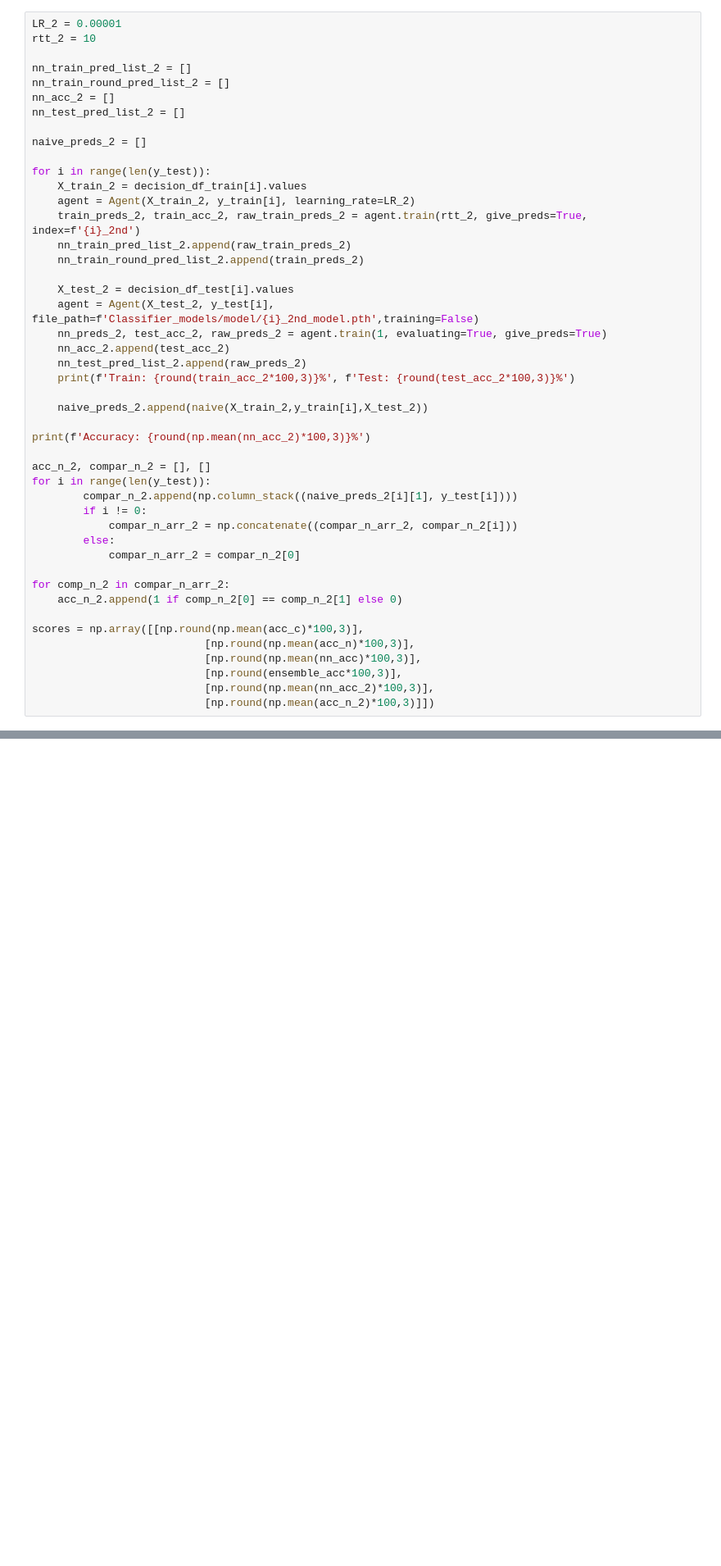
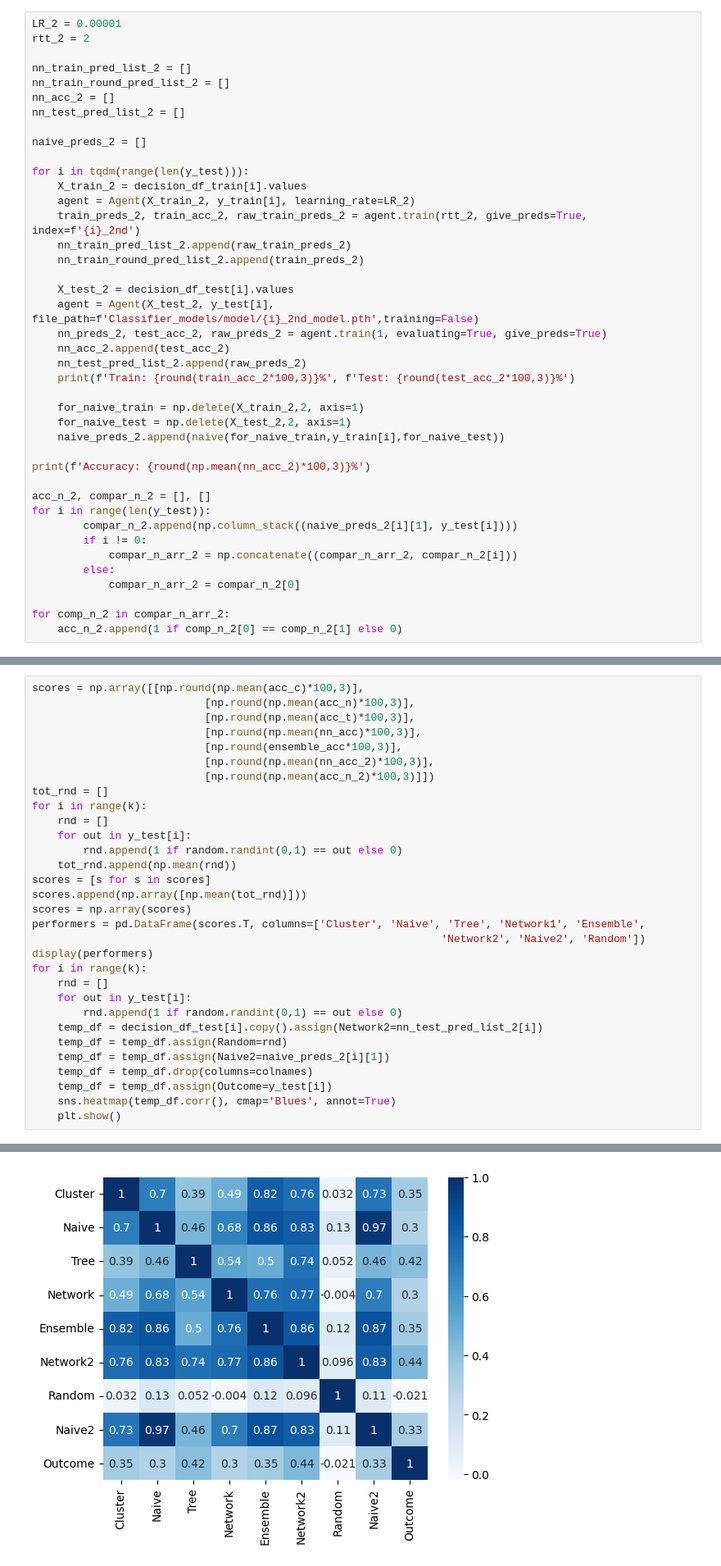
Before and after one commit to PeterVL02/Diabetes-Classifier, a Jupyter notebook: cleaned_src.ipynb, the cells around one changed output, grey strips where cells are left out. Shown: that part at 82% size. Drawn from its saved outputs; the diff is of its cells as text; blank space fills up the shorter version.

Commit message:
Decision Tree added

```diff
--- a/cleaned_src.ipynb
+++ b/cleaned_src.ipynb
@@ -527,7 +546,7 @@ for i, dataframe in enumerate(decision_df_test):
     decision_df_test[i] = dataframe
 # %%
 LR_2 = 0.00001
-rtt_2 = 10
+rtt_2 = 2
 
 nn_train_pred_list_2 = []
 nn_train_round_pred_list_2 = []
@@ -536,7 +555,7 @@ nn_test_pred_list_2 = []
 
 naive_preds_2 = []
 
-for i in range(len(y_test)):
+for i in tqdm(range(len(y_test))):
     X_train_2 = decision_df_train[i].values
     agent = Agent(X_train_2, y_train[i], learning_rate=LR_2)
     train_preds_2, train_acc_2, raw_train_preds_2 = agent.train(rtt_2, give_preds=True, index=f'{i}_2nd')
@@ -550,7 +569,9 @@ for i in range(len(y_test)):
     nn_test_pred_list_2.append(raw_preds_2)
     print(f'Train: {round(train_acc_2*100,3)}%', f'Test: {round(test_acc_2*100,3)}%')
 
-    naive_preds_2.append(naive(X_train_2,y_train[i],X_test_2))
+    for_naive_train = np.delete(X_train_2,2, axis=1)
+    for_naive_test = np.delete(X_test_2,2, axis=1)
+    naive_preds_2.append(naive(for_naive_train,y_train[i],for_naive_test))
 
 print(f'Accuracy: {round(np.mean(nn_acc_2)*100,3)}%')
 
@@ -564,11 +585,4 @@ for i in range(len(y_test)):
 
 for comp_n_2 in compar_n_arr_2:
     acc_n_2.append(1 if comp_n_2[0] == comp_n_2[1] else 0)
-
-scores = np.array([[np.round(np.mean(acc_c)*100,3)],
-                           [np.round(np.mean(acc_n)*100,3)],
-                           [np.round(np.mean(nn_acc)*100,3)],
-                           [np.round(ensemble_acc*100,3)],
-                           [np.round(np.mean(nn_acc_2)*100,3)],
-                           [np.round(np.mean(acc_n_2)*100,3)]])
 # %% [output]
@@ -586,0 +595,32 @@ performers
+# %%
+scores = np.array([[np.round(np.mean(acc_c)*100,3)],
+                           [np.round(np.mean(acc_n)*100,3)],
+                           [np.round(np.mean(acc_t)*100,3)],
+                           [np.round(np.mean(nn_acc)*100,3)],
+                           [np.round(ensemble_acc*100,3)],
+                           [np.round(np.mean(nn_acc_2)*100,3)],
+                           [np.round(np.mean(acc_n_2)*100,3)]])
+tot_rnd = []
+for i in range(k):
+    rnd = []
+    for out in y_test[i]:
+        rnd.append(1 if random.randint(0,1) == out else 0)
+    tot_rnd.append(np.mean(rnd))
+scores = [s for s in scores]
+scores.append(np.array([np.mean(tot_rnd)]))
+scores = np.array(scores)
+performers = pd.DataFrame(scores.T, columns=['Cluster', 'Naive', 'Tree', 'Network1', 'Ensemble',
+                                                                'Network2', 'Naive2', 'Random'])
+display(performers)
+for i in range(k):
+    rnd = []
+    for out in y_test[i]:
+        rnd.append(1 if random.randint(0,1) == out else 0)
+    temp_df = decision_df_test[i].copy().assign(Network2=nn_test_pred_list_2[i])
+    temp_df = temp_df.assign(Random=rnd)
+    temp_df = temp_df.assign(Naive2=naive_preds_2[i][1])
+    temp_df = temp_df.drop(columns=colnames)
+    temp_df = temp_df.assign(Outcome=y_test[i])
+    sns.heatmap(temp_df.corr(), cmap='Blues', annot=True)
+    plt.show()
+# %% [output]
@@ -586,0 +629 @@ performers
+[figure, added]
```
Also changed, not shown: parts of 9 cells of this notebook, 21 other files.
